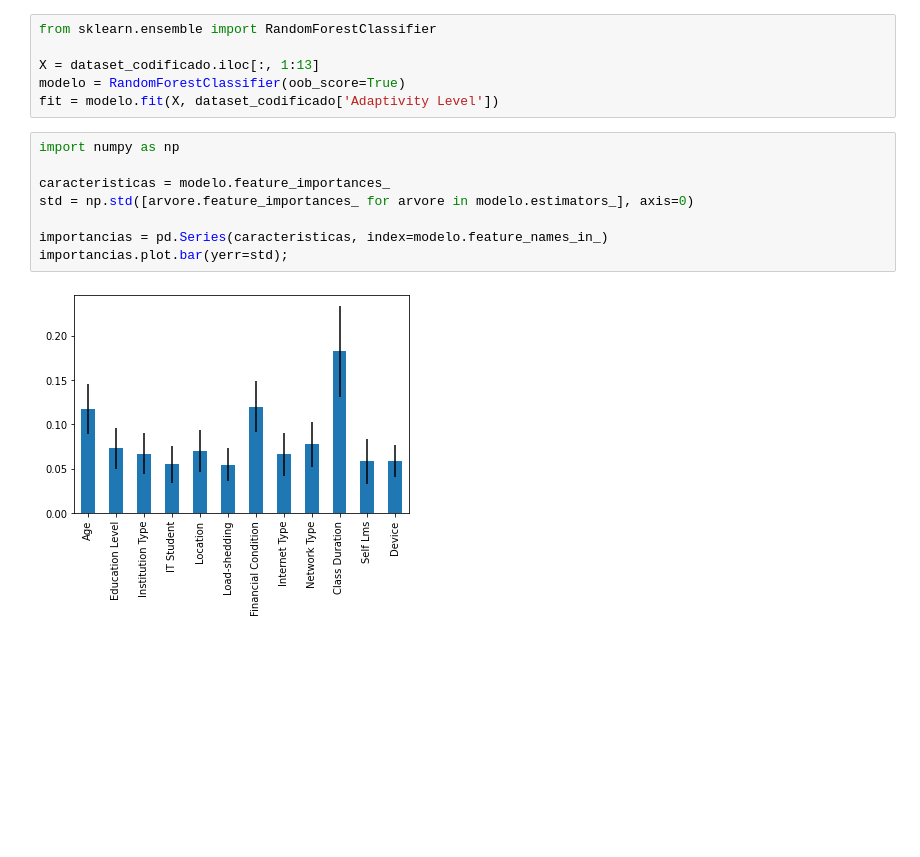
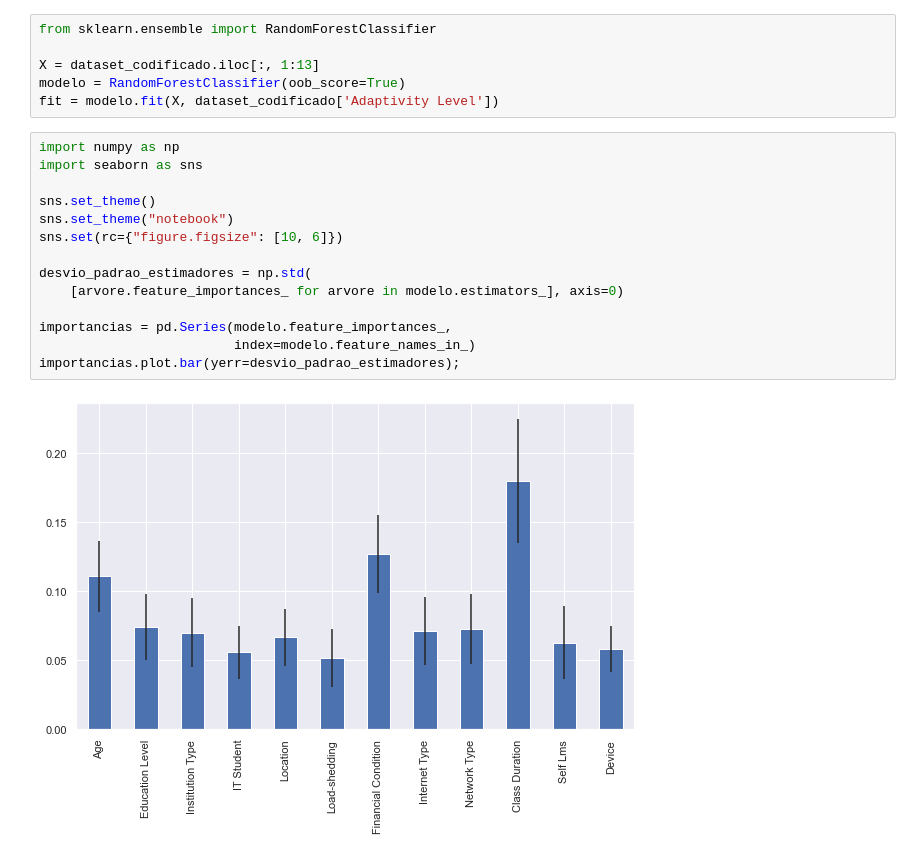
Before and after one commit to gui-lisboa/Seminario_Nao_Parametrica, a Jupyter notebook: src/exemplo_classificacao.ipynb, the cells around one changed output. Saved outputs shown, nothing was run; the diff lists cells and outputs as text; blank space fills up the shorter version.

```diff
--- a/src/exemplo_classificacao.ipynb
+++ b/src/exemplo_classificacao.ipynb
@@ -64,11 +64,17 @@ modelo = RandomForestClassifier(oob_score=True)
 fit = modelo.fit(X, dataset_codificado['Adaptivity Level'])
 # %%
 import numpy as np
+import seaborn as sns
 
-caracteristicas = modelo.feature_importances_
-std = np.std([arvore.feature_importances_ for arvore in modelo.estimators_], axis=0)
+sns.set_theme()
+sns.set_theme("notebook")
+sns.set(rc={"figure.figsize": [10, 6]})
 
-importancias = pd.Series(caracteristicas, index=modelo.feature_names_in_)
-importancias.plot.bar(yerr=std);
+desvio_padrao_estimadores = np.std(
+    [arvore.feature_importances_ for arvore in modelo.estimators_], axis=0)
+
+importancias = pd.Series(modelo.feature_importances_,
+                         index=modelo.feature_names_in_)
+importancias.plot.bar(yerr=desvio_padrao_estimadores);
 # %% [output]
-[figure, old version]
+[figure, new version]
```
Also changed, not shown: parts of 2 cells of this notebook, 1 other file.
